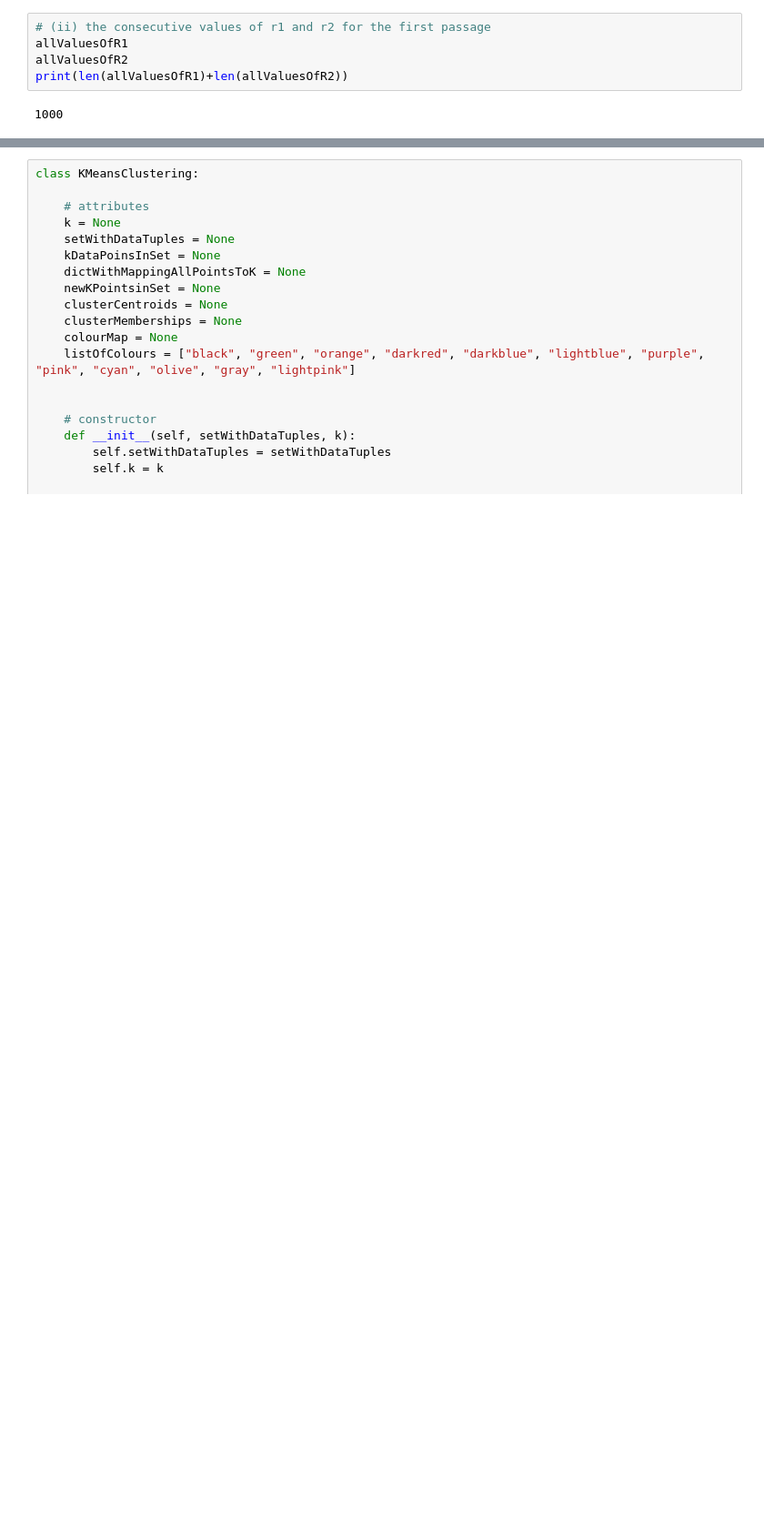
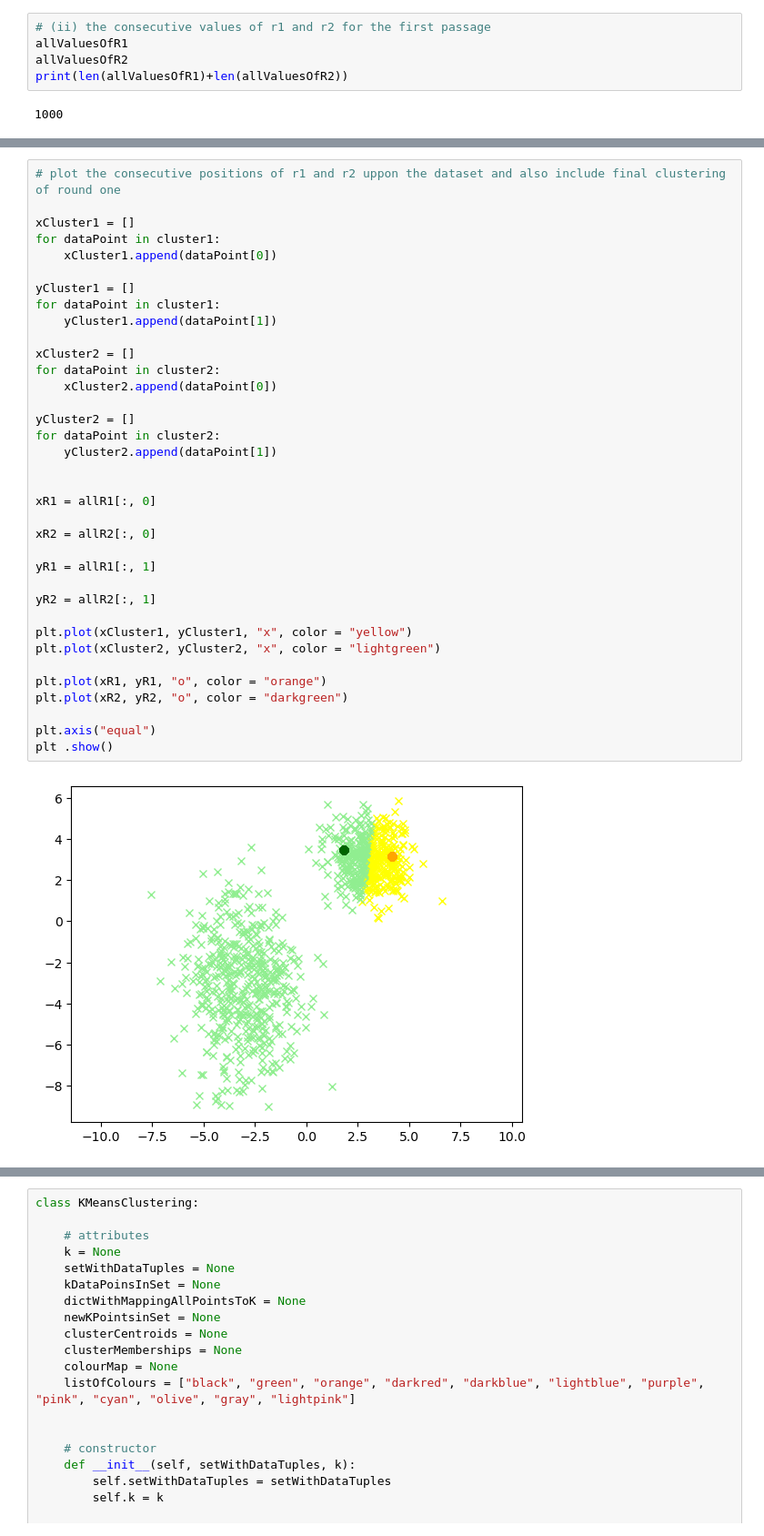
Before and after one commit to jelenameyer/IntroToMachineLearning, a Jupyter notebook: assignments/a1_unsupervised.ipynb, the cells around one changed output, grey strips where cells are left out. Shown at 91% size. Saved outputs shown, nothing was run; the diff lists cells and outputs as text; blank space fills up the shorter version.

```diff
--- a/assignments/a1_unsupervised.ipynb
+++ b/assignments/a1_unsupervised.ipynb
@@ -552,0 +587,38 @@ array([4.43241909, 4.37813631])
+# %%
+# plot the consecutive positions of r1 and r2 uppon the dataset and also include final clustering of round one
+
+xCluster1 = []
+for dataPoint in cluster1:
+    xCluster1.append(dataPoint[0])
+
+yCluster1 = []
+for dataPoint in cluster1:
+    yCluster1.append(dataPoint[1])
+
+xCluster2 = []
+for dataPoint in cluster2:
+    xCluster2.append(dataPoint[0])
+
+yCluster2 = []
+for dataPoint in cluster2:
+    yCluster2.append(dataPoint[1])
+
+
+xR1 = allR1[:, 0]
+
+xR2 = allR2[:, 0]
+
+yR1 = allR1[:, 1]
+
+yR2 = allR2[:, 1]
+
+plt.plot(xCluster1, yCluster1, "x", color = "yellow")
+plt.plot(xCluster2, yCluster2, "x", color = "lightgreen")
+
+plt.plot(xR1, yR1, "o", color = "orange")
+plt.plot(xR2, yR2, "o", color = "darkgreen")
+
+plt.axis("equal")
+plt .show()
+# %% [output]
+[figure, added]
```
Also changed, not shown: parts of 25 cells of this notebook, 1 other file.
